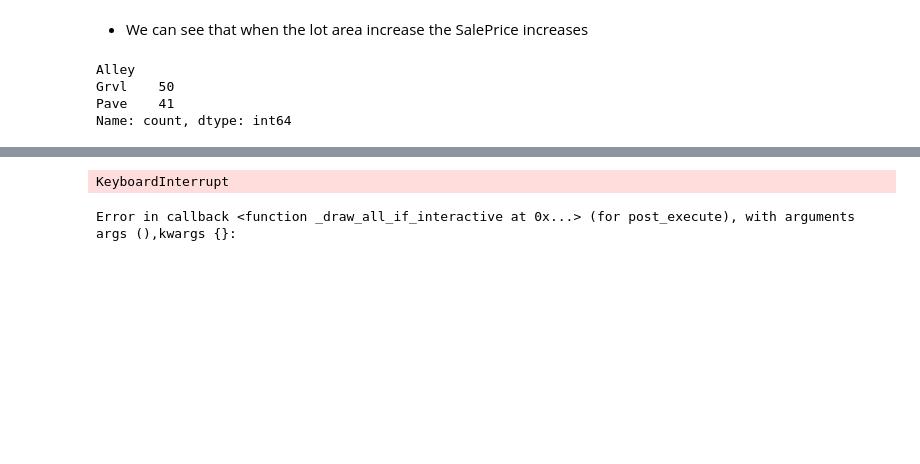
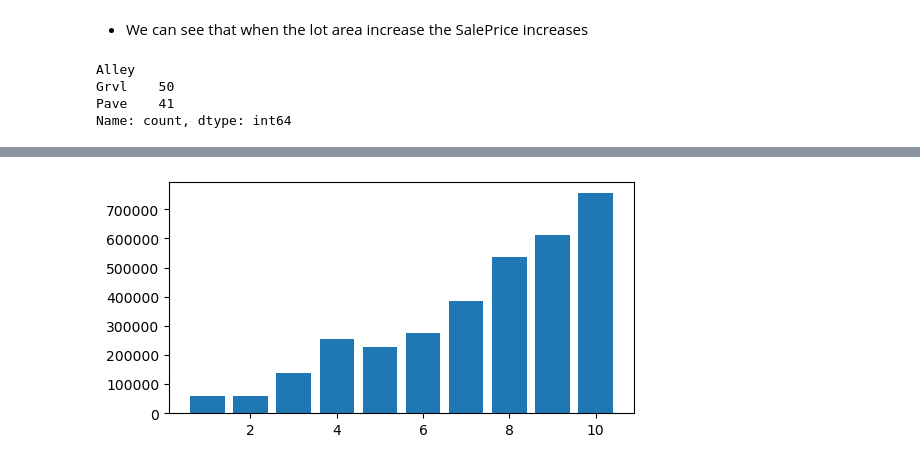
Before and after one commit to BilalDurmus08/house-prices-DS, a Jupyter notebook: end-to-end-house-price.ipynb, the cells around one changed output, grey strips where cells are left out. Drawn from its saved outputs; the diff is of its cells as text; code cells hidden in the pictures; blank space fills up the shorter version.

```diff
--- a/end-to-end-house-price.ipynb
+++ b/end-to-end-house-price.ipynb
@@ -192,6 +183,5 @@ cm = np.corrcoef(df[cols].values)
 # %%
-sns.set(font_scale=1.25)
-hm = sns.heatmap(cm, cbar=True, annot=True, square=True, fmt='.2f', annot_kws={'size': 10}, yticklabels=cols.values, xticklabels=cols.values)
+fig, ax = plt.subplots(figsize=(6,3))
+ax.bar(train.OverallQual, train.SalePrice);
 # %% [output]
-KeyboardInterrupt
-Error in callback <function _draw_all_if_interactive at 0x...> (for post_execute), with arguments args (),kwargs {}:
+[figure, added]
```
Also changed, not shown: parts of 30 cells of this notebook.
